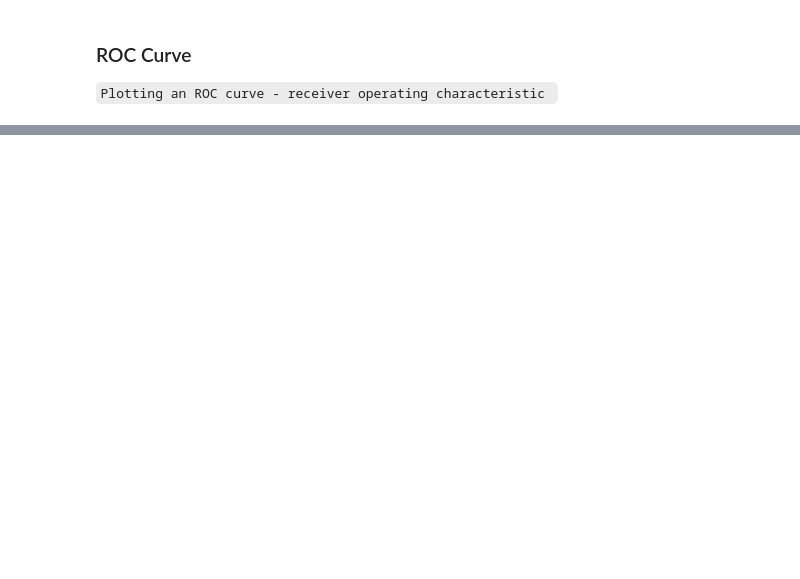
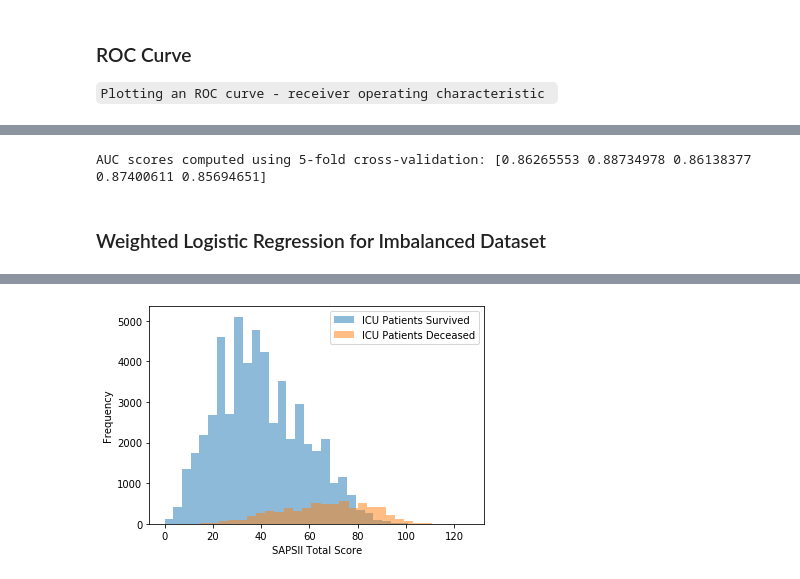
Before and after one commit to abebual/Clinical-Deterioration-Prediction-Model--Logistic-Regression, a Jupyter notebook: Clinical Deterioration Prediction Model - Logistic Regression.ipynb, the cells around one changed output, grey strips where cells are left out. Cells and saved outputs as stored; diff of their text form; code cells hidden in the pictures; blank space fills up the shorter version.

```diff
--- a/Clinical Deterioration Prediction Model - Logistic Regression.ipynb
+++ b/Clinical Deterioration Prediction Model - Logistic Regression.ipynb
@@ -347,0 +439,17 @@ AUC scores computed using 5-fold cross-validation: [0.87607018 0.83945177 0.8323
+# %%
+saps['Potassium_0.0'] = saps['Potassium_0.0'].astype(np.int64)
+saps['Potassium_3.0'] = saps['Potassium_3.0'].astype(np.int64)
+saps['Sodium_0.0'] = saps['Sodium_0.0'].astype(np.int64)
+saps['Sodium_1.0'] = saps['Sodium_1.0'].astype(np.int64)
+saps['Sodium_5.0'] = saps['Sodium_5.0'].astype(np.int64)
+saps['WBC_0.0'] = saps['WBC_0.0'].astype(np.int64)
+saps['WBC_3.0'] = saps['WBC_3.0'].astype(np.int64)
+saps['hr_0.0'] = saps['hr_0.0'].astype(np.int64)
+saps['hr_2.0'] = saps['hr_2.0'].astype(np.int64)
+saps['hr_4.0'] = saps['hr_4.0'].astype(np.int64)
+saps['hr_7.0'] = saps['hr_7.0'].astype(np.int64)
+saps['hr_11.0'] = saps['hr_11.0'].astype(np.int64)
+saps['bp_0.0'] = saps['bp_0.0'].astype(np.int64)
+saps['bp_2.0'] = saps['bp_2.0'].astype(np.int64)
+saps['bp_5.0'] = saps['bp_5.0'].astype(np.int64)
+saps['bp_13.0'] = saps['bp_13.0'].astype(np.int64)
@@ -347,0 +634,8 @@ AUC scores computed using 5-fold cross-validation: [0.87607018 0.83945177 0.8323
+# %%
+# Compute cross-validated AUC scores: cv_auc
+cv_auc = cross_val_score(clf_l, Xtest_l, ytest_l.ravel(), cv=5, scoring='roc_auc')
+
+# Print list of AUC scores
+print("AUC scores computed using 5-fold cross-validation: {}".format(cv_auc))
+# %% [output]
+AUC scores computed using 5-fold cross-validation: [0.86265553 0.88734978 0.86138377 0.87400611 0.85694651]
@@ -347,0 +646,12 @@ AUC scores computed using 5-fold cross-validation: [0.87607018 0.83945177 0.8323
+# %% [markdown]
+### Weighted Logistic Regression for Imbalanced Dataset
+# %%
+survived=saps.saps2.loc[saps.hdeath==0]
+deceased=saps.saps2.loc[saps.hdeath==1]
+
+_ = plt.hist(survived, bins=30, alpha=0.5, label='ICU Patients Survived')
+_ = plt.hist(deceased, bins=30, alpha=0.5, label='ICU Patients Deceased')
+_ = plt.xlabel('SAPSII Total Score')
+_ = plt.ylabel('Frequency')
+_ = plt.legend()
+# %% [output]
@@ -347,0 +663 @@ AUC scores computed using 5-fold cross-validation: [0.87607018 0.83945177 0.8323
+[figure, added]
```
Also changed, not shown: parts of 38 cells of this notebook.
